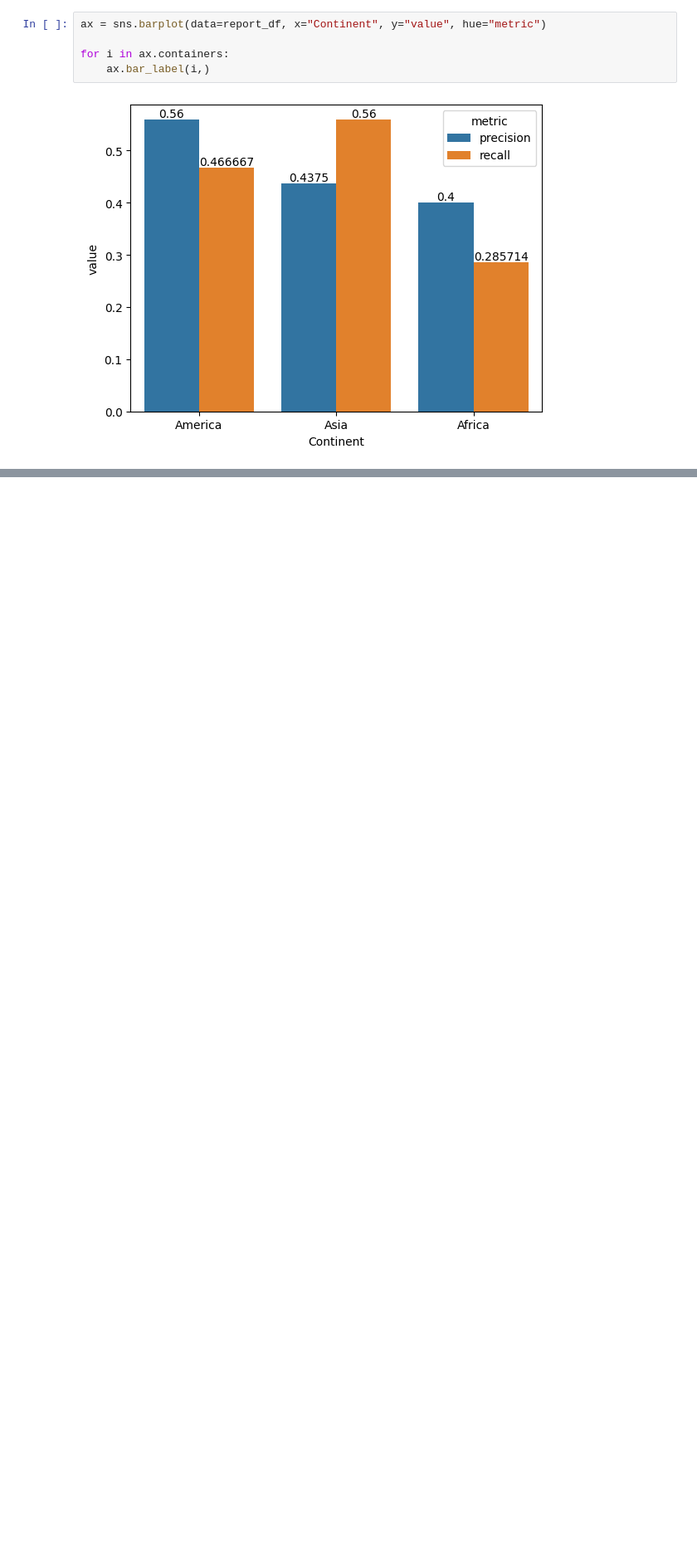
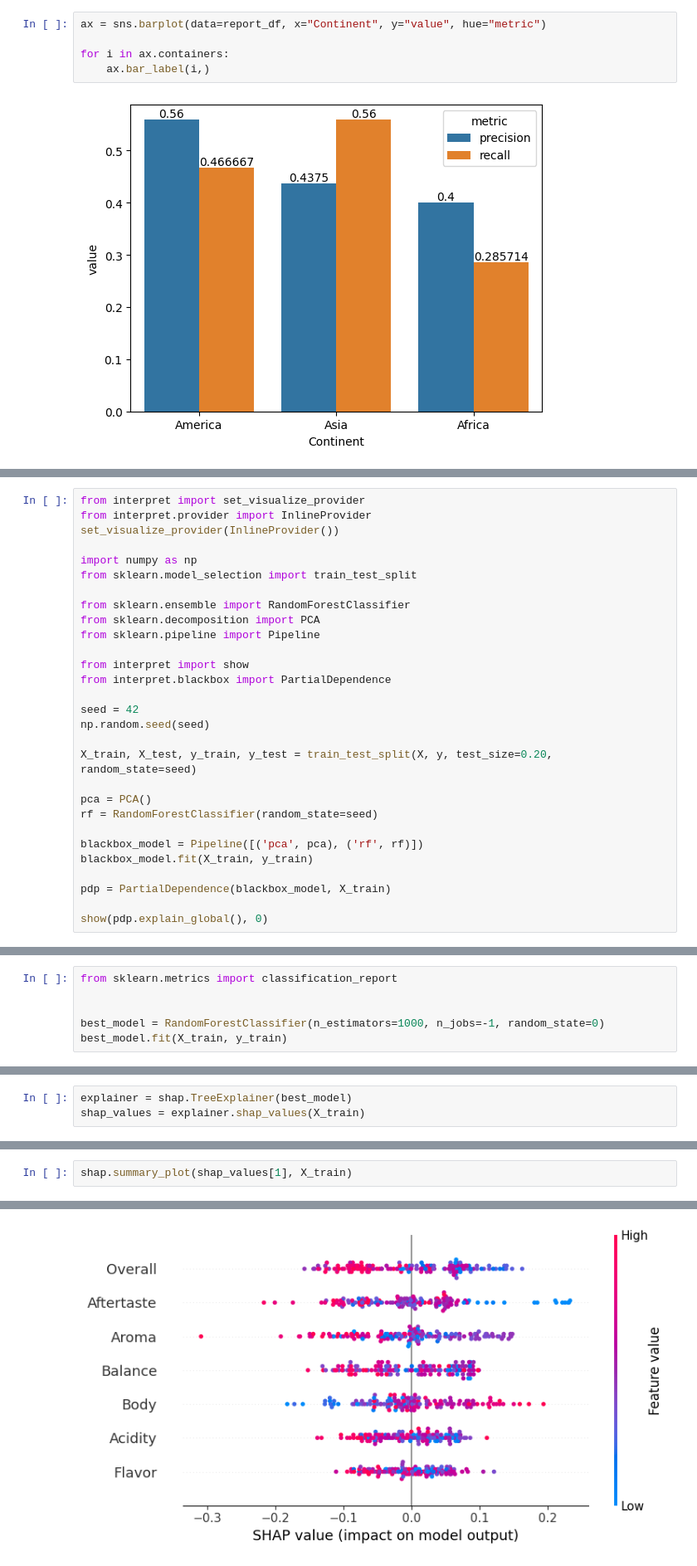
Before and after one commit to guipyson/CMP263_UFRGS, a Jupyter notebook: modeling.ipynb, the cells around one changed output, grey strips where cells are left out. Shown: that part at 83% size. Cells and saved outputs as stored; diff of their text form; blank space fills up the shorter version.

```diff
--- a/modeling.ipynb
+++ b/modeling.ipynb
@@ -198,0 +202,29 @@ for i in ax.containers:
+# %%
+from interpret import set_visualize_provider
+from interpret.provider import InlineProvider
+set_visualize_provider(InlineProvider())
+
+import numpy as np
+from sklearn.model_selection import train_test_split
+
+from sklearn.ensemble import RandomForestClassifier
+from sklearn.decomposition import PCA
+from sklearn.pipeline import Pipeline
+
+from interpret import show
+from interpret.blackbox import PartialDependence
+
+seed = 42
+np.random.seed(seed)
+
+X_train, X_test, y_train, y_test = train_test_split(X, y, test_size=0.20, random_state=seed)
+
+pca = PCA()
+rf = RandomForestClassifier(random_state=seed)
+
+blackbox_model = Pipeline([('pca', pca), ('rf', rf)])
+blackbox_model.fit(X_train, y_train)
+
+pdp = PartialDependence(blackbox_model, X_train)
+
+show(pdp.explain_global(), 0)
@@ -198,0 +240,6 @@ for i in ax.containers:
+# %%
+from sklearn.metrics import classification_report
+
+
+best_model = RandomForestClassifier(n_estimators=1000, n_jobs=-1, random_state=0)
+best_model.fit(X_train, y_train)
@@ -198,0 +249,3 @@ for i in ax.containers:
+# %%
+explainer = shap.TreeExplainer(best_model)
+shap_values = explainer.shap_values(X_train)
@@ -198,0 +260,3 @@ for i in ax.containers:
+# %%
+shap.summary_plot(shap_values[1], X_train)
+# %% [output]
@@ -198,0 +264 @@ for i in ax.containers:
+[figure, added]
```
Also changed, not shown: parts of 10 cells of this notebook, 1 other file.
